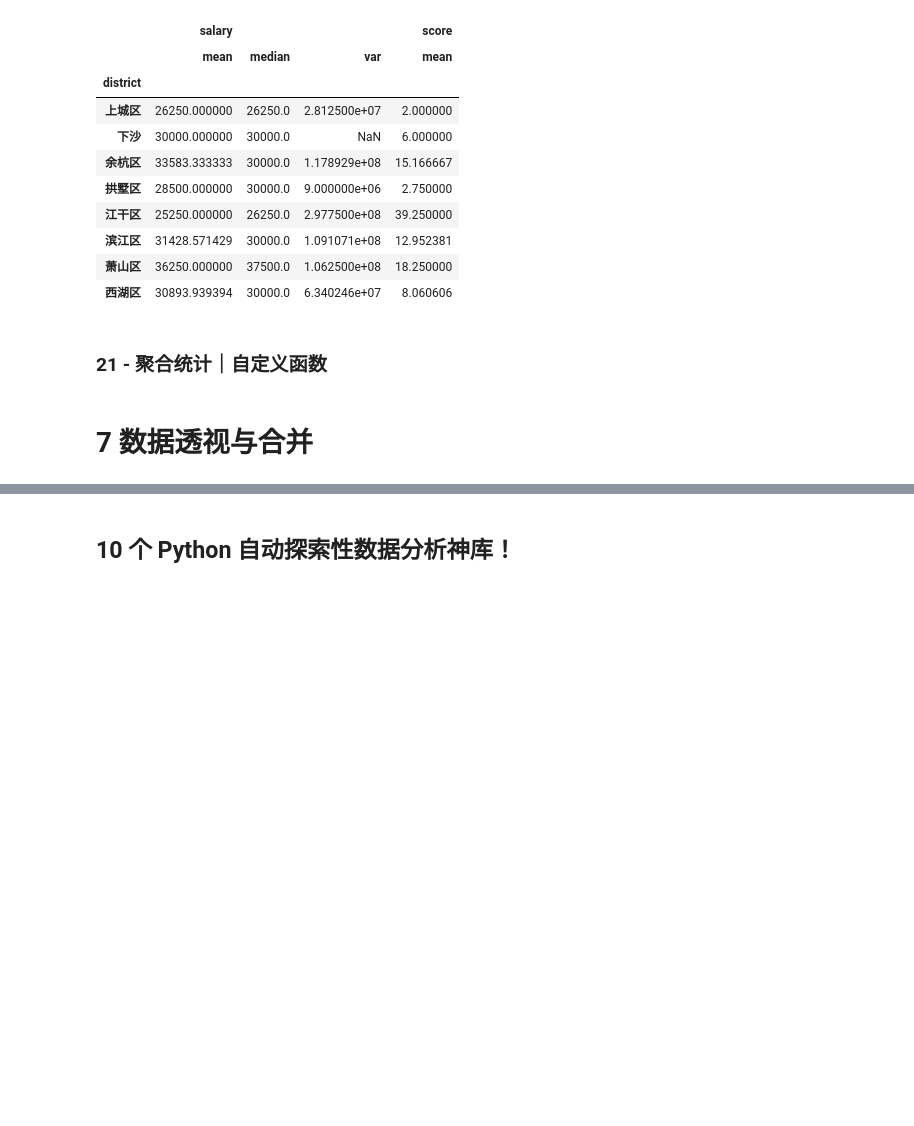
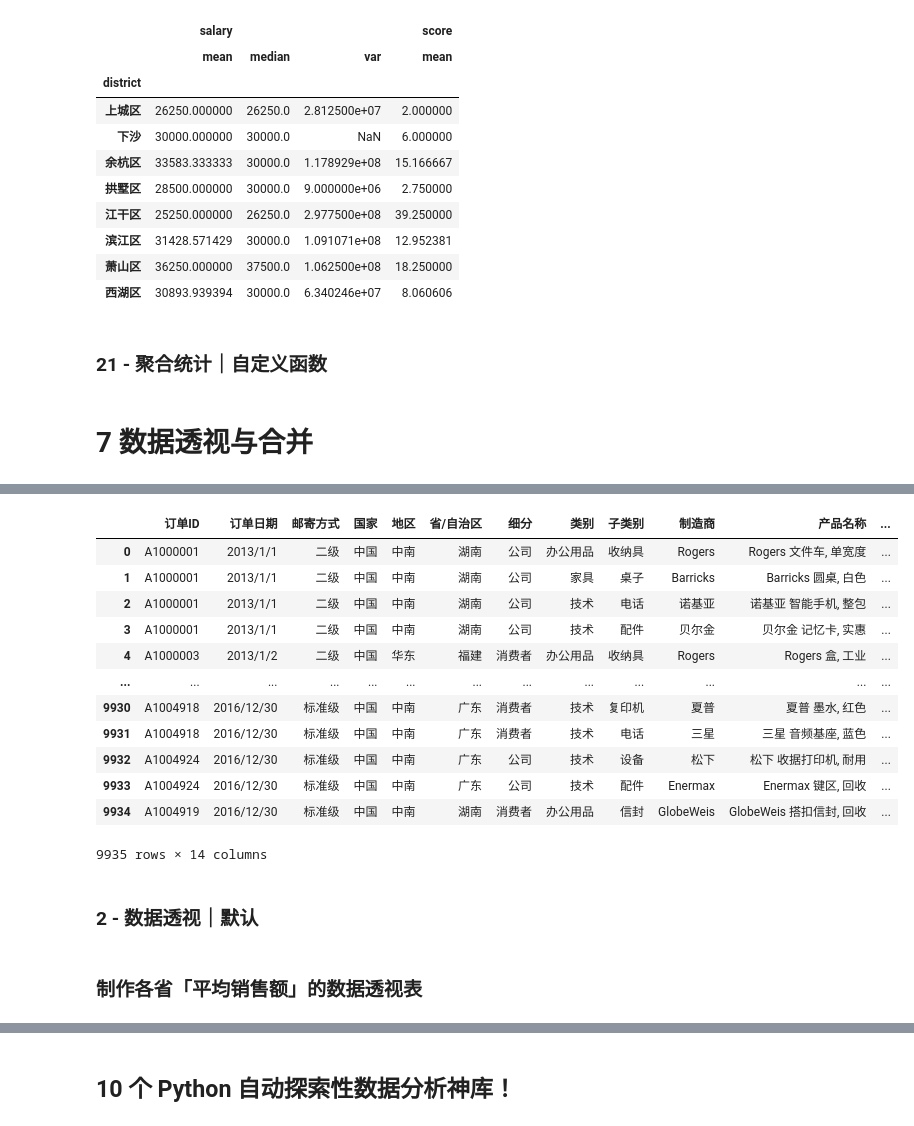
Before and after one commit to whgloveucq/jupyterfiles, a Jupyter notebook: OApractice/Pandas进阶修炼300题2.ipynb, the cells around one changed output, grey strips where cells are left out. Saved outputs shown, nothing was run; the diff lists cells and outputs as text; code cells hidden in the pictures; blank space fills up the shorter version.

```diff
--- a/OApractice/Pandas进阶修炼300题2.ipynb
+++ b/OApractice/Pandas进阶修炼300题2.ipynb
@@ -1218,0 +1250,25 @@ result['偏离值']=result.apply(lambda x:minus(x['最大值'],x['平均值']),a
+# %%
+# 设置千分位符号为逗号
+# pd.options.display.float_format = '{:,}'
+# 读取CSV文件
+df = pd.read_csv('某超市销售数据.csv')
+# 显示数据
+df
+# %% [output]
+|  | 订单ID | 订单日期 | 邮寄方式 | 国家 | 地区 | 省/自治区 | 细分 | 类别 | 子类别 | 制造商 | 产品名称 | ... |
+| 0 | A1000001 | 2013/1/1 | 二级 | 中国 | 中南 | 湖南 | 公司 | 办公用品 | 收纳具 | Rogers | Rogers 文件车, 单宽度 | ... |
+| 1 | A1000001 | 2013/1/1 | 二级 | 中国 | 中南 | 湖南 | 公司 | 家具 | 桌子 | Barricks | Barricks 圆桌, 白色 | ... |
+| 2 | A1000001 | 2013/1/1 | 二级 | 中国 | 中南 | 湖南 | 公司 | 技术 | 电话 | 诺基亚 | 诺基亚 智能手机, 整包 | ... |
+| 3 | A1000001 | 2013/1/1 | 二级 | 中国 | 中南 | 湖南 | 公司 | 技术 | 配件 | 贝尔金 | 贝尔金 记忆卡, 实惠 | ... |
+| 4 | A1000003 | 2013/1/2 | 二级 | 中国 | 华东 | 福建 | 消费者 | 办公用品 | 收纳具 | Rogers | Rogers 盒, 工业 | ... |
+| ... | ... | ... | ... | ... | ... | ... | ... | ... | ... | ... | ... | ... |
+| 9930 | A1004918 | 2016/12/30 | 标准级 | 中国 | 中南 | 广东 | 消费者 | 技术 | 复印机 | 夏普 | 夏普 墨水, 红色 | ... |
+| 9931 | A1004918 | 2016/12/30 | 标准级 | 中国 | 中南 | 广东 | 消费者 | 技术 | 电话 | 三星 | 三星 音频基座, 蓝色 | ... |
+| 9932 | A1004924 | 2016/12/30 | 标准级 | 中国 | 中南 | 广东 | 公司 | 技术 | 设备 | 松下 | 松下 收据打印机, 耐用 | ... |
+| 9933 | A1004924 | 2016/12/30 | 标准级 | 中国 | 中南 | 广东 | 公司 | 技术 | 配件 | Enermax | Enermax 键区, 回收 | ... |
+| 9934 | A1004919 | 2016/12/30 | 标准级 | 中国 | 中南 | 湖南 | 消费者 | 办公用品 | 信封 | GlobeWeis | GlobeWeis 搭扣信封, 回收 | ... |
+9935 rows × 14 columns
+# %% [markdown]
+### 2 - 数据透视｜默认
+# %% [markdown]
+### 制作各省「平均销售额」的数据透视表
```
Also changed, not shown: parts of 12 cells of this notebook, 4 other files.
